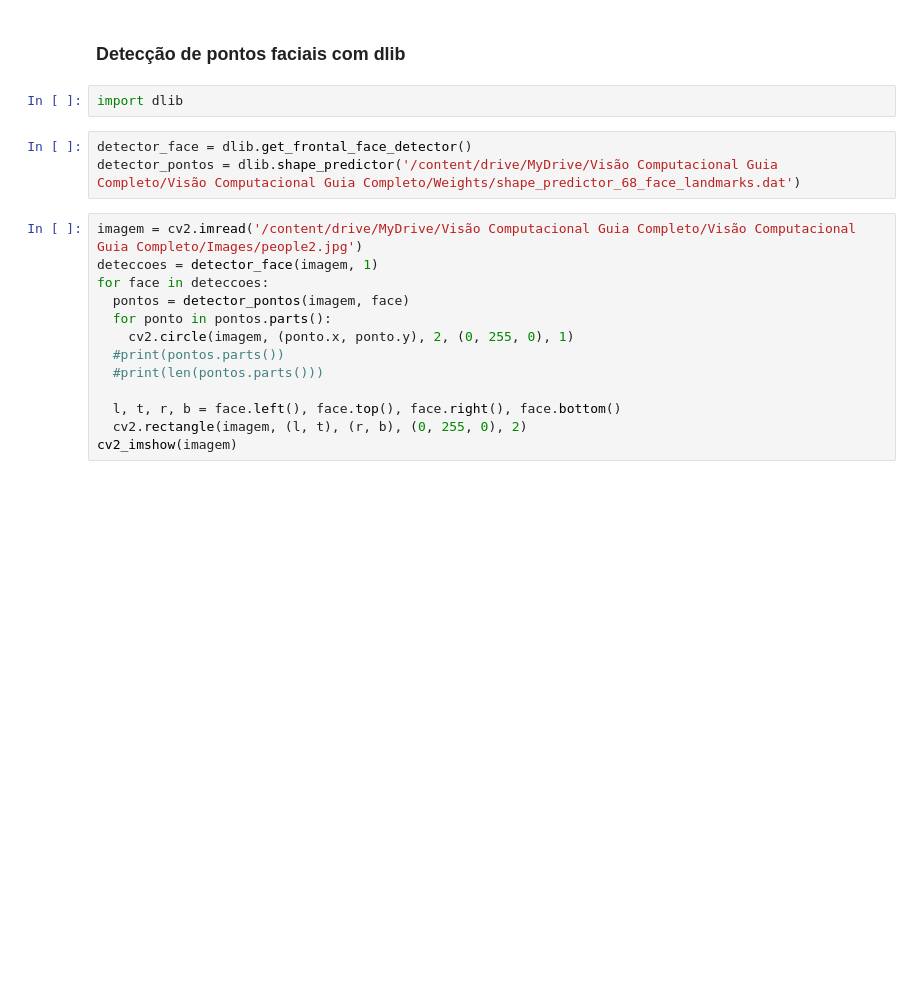
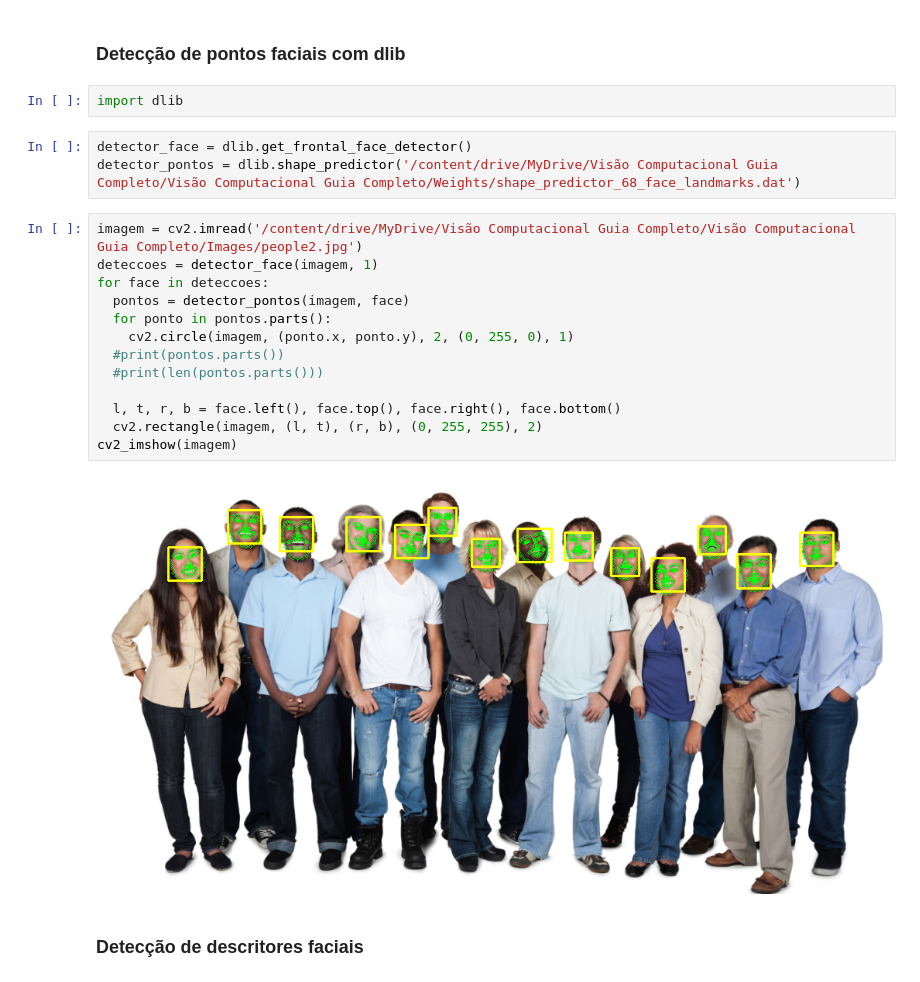
Before and after one commit to gcoelho3008/reconhecimento_facial, a Jupyter notebook: reconhecimento_facial.ipynb, the cells around one changed output. Drawn from its saved outputs; the diff is of its cells as text; blank space fills up the shorter version.

```diff
--- a/reconhecimento_facial.ipynb
+++ b/reconhecimento_facial.ipynb
@@ -136,13 +215,17 @@ detector_pontos = dlib.shape_predictor('/content/drive/MyDrive/Visão Computaci
 # %%
 imagem = cv2.imread('/content/drive/MyDrive/Visão Computacional Guia Completo/Visão Computacional Guia Completo/Images/people2.jpg')
 deteccoes = detector_face(imagem, 1)
 for face in deteccoes:
   pontos = detector_pontos(imagem, face)
   for ponto in pontos.parts():
     cv2.circle(imagem, (ponto.x, ponto.y), 2, (0, 255, 0), 1)
   #print(pontos.parts())
   #print(len(pontos.parts()))
 
   l, t, r, b = face.left(), face.top(), face.right(), face.bottom()
-  cv2.rectangle(imagem, (l, t), (r, b), (0, 255, 0), 2)
+  cv2.rectangle(imagem, (l, t), (r, b), (0, 255, 255), 2)
 cv2_imshow(imagem)
+# %% [output]
+[figure, added]
+# %% [markdown]
+### Detecção de descritores faciais
```
Also changed, not shown: parts of 42 cells of this notebook.
